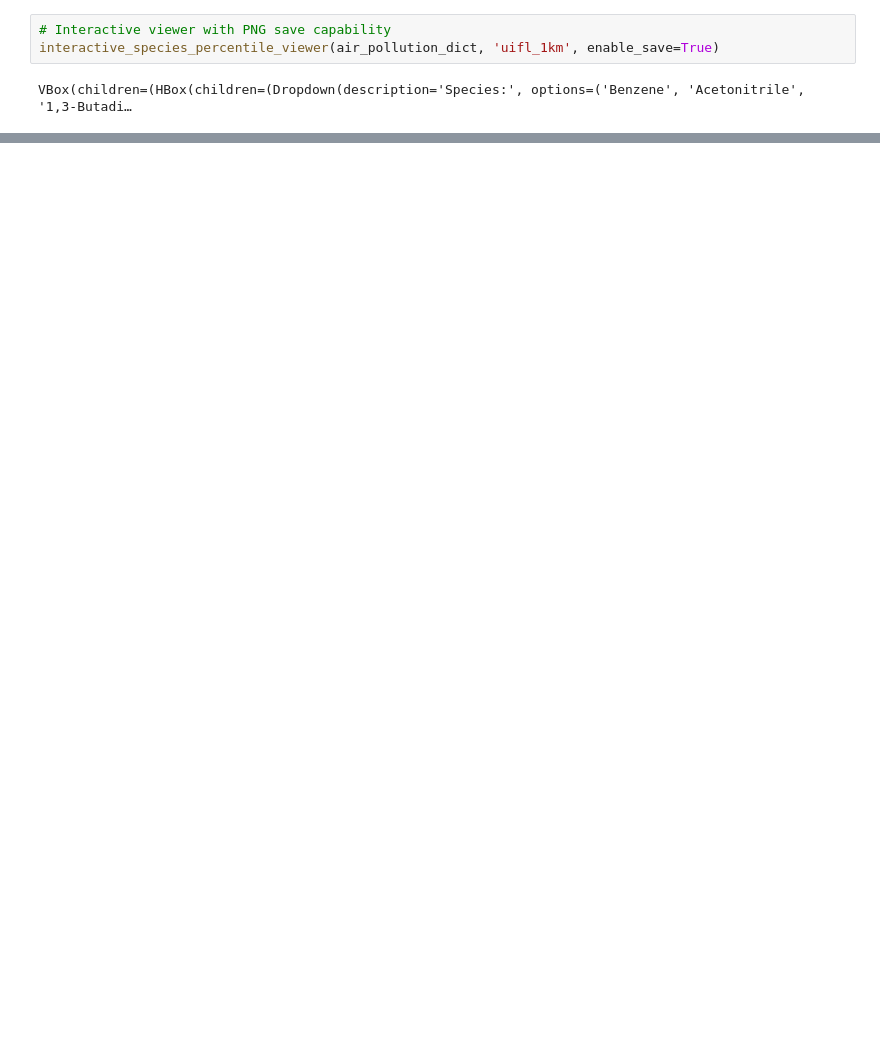
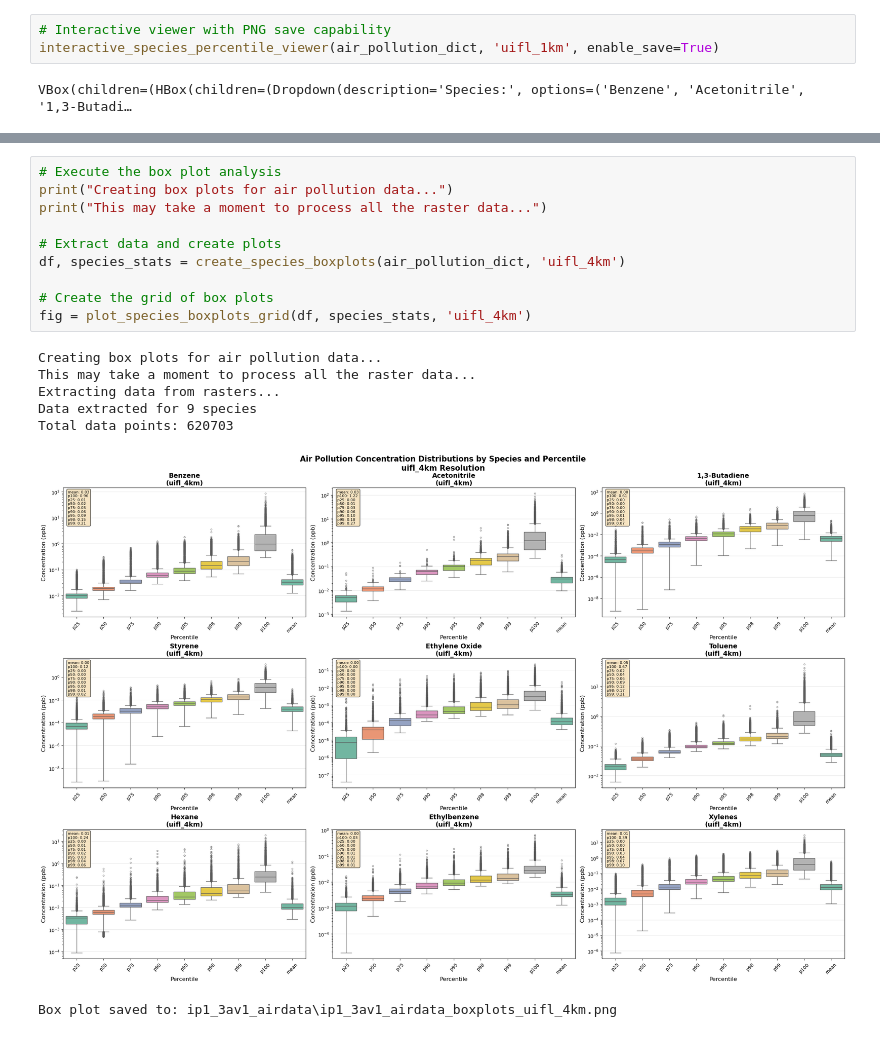
Before and after one commit to npr99/integrate_people_theme1_cookbook, a Jupyter notebook: ip1_3av1_airdata.ipynb, the cells around one changed output, grey strips where cells are left out. Drawn from its saved outputs; the diff is of its cells as text; blank space fills up the shorter version.

```diff
--- a/ip1_3av1_airdata.ipynb
+++ b/ip1_3av1_airdata.ipynb
@@ -934,0 +1187,18 @@ VBox(children=(HBox(children=(Dropdown(description='Species:', options=('Benzene
+# %%
+# Execute the box plot analysis
+print("Creating box plots for air pollution data...")
+print("This may take a moment to process all the raster data...")
+
+# Extract data and create plots
+df, species_stats = create_species_boxplots(air_pollution_dict, 'uifl_4km')
+
+# Create the grid of box plots
+fig = plot_species_boxplots_grid(df, species_stats, 'uifl_4km')
+# %% [output]
+Creating box plots for air pollution data...
+This may take a moment to process all the raster data...
+Extracting data from rasters...
+Data extracted for 9 species
+Total data points: 620703
+[figure, added]
+Box plot saved to: ip1_3av1_airdata\ip1_3av1_airdata_boxplots_uifl_4km.png
```
Also changed, not shown: parts of 10 cells of this notebook, 23 other files.
